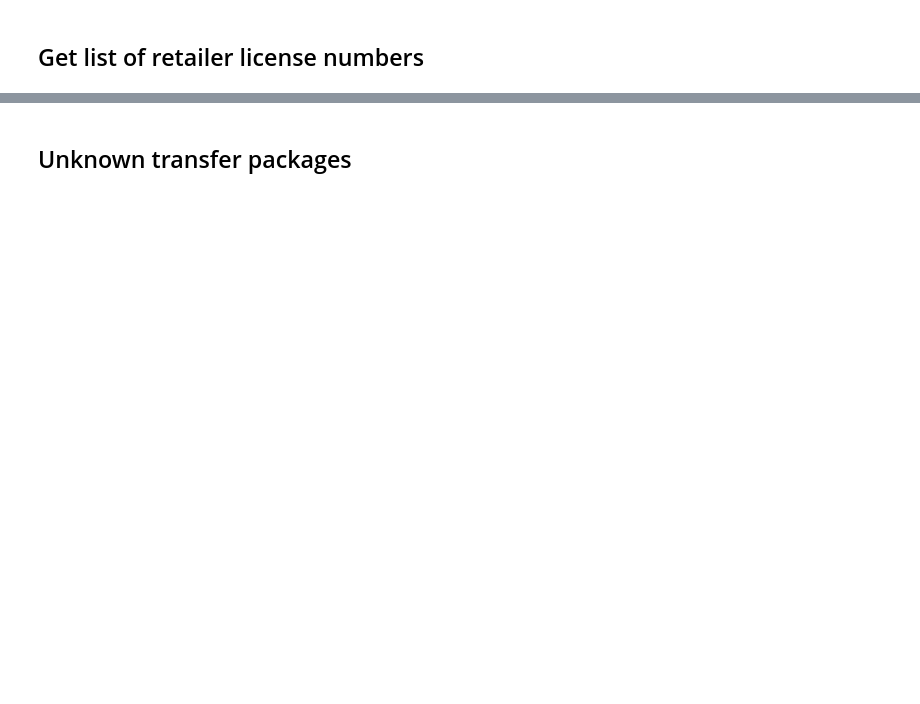
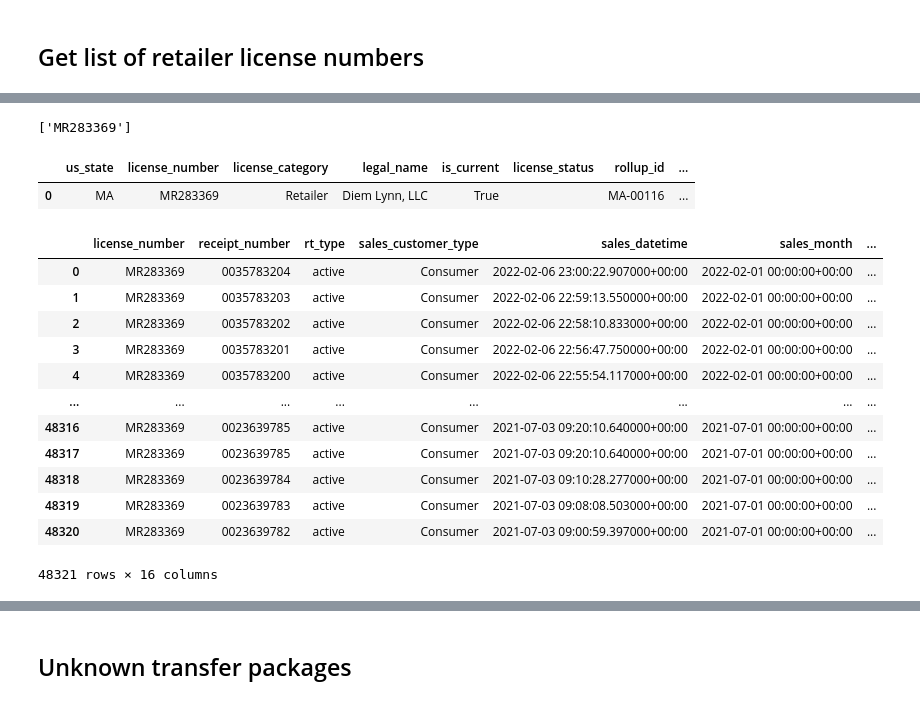
Before and after one commit to warrenshen/platform, a Jupyter notebook: services/api-server/notebooks/analysis/check_company_retailer_data.ipynb, the cells around one changed output, grey strips where cells are left out. Saved outputs shown, nothing was run; the diff lists cells and outputs as text; code cells hidden in the pictures; blank space fills up the shorter version.

```diff
--- a/services/api-server/notebooks/analysis/check_company_retailer_data.ipynb
+++ b/services/api-server/notebooks/analysis/check_company_retailer_data.ipynb
@@ -119,0 +135,9 @@ license_numbers
+# %%
+license_numbers
+# %% [output]
+['MR283369']
+# %%
+company_licenses_dataframe
+# %% [output]
+|  | us_state | license_number | license_category | legal_name | is_current | license_status | rollup_id | ... |
+| 0 | MA | MR283369 | Retailer | Diem Lynn, LLC | True |  | MA-00116 | ... |
@@ -163,3 +189,19 @@ company_sales_transactions_dataframe = pd.read_sql_query(company_sales_transacti
 company_sales_receipts_dataframe = pd.read_sql_query(company_sales_receipts_query, engine)
 company_sales_receipts_with_transactions_dataframe = pd.read_sql_query(company_sales_receipts_with_transactions_query, engine)
 company_inventory_packages_dataframe = pd.read_sql_query(company_inventory_packages_query, engine)
+# %%
+company_sales_receipts_with_transactions_dataframe
+# %% [output]
+|  | license_number | receipt_number | rt_type | sales_customer_type | sales_datetime | sales_month | ... |
+| 0 | MR283369 | 0035783204 | active | Consumer | 2022-02-06 23:00:22.907000+00:00 | 2022-02-01 00:00:00+00:00 | ... |
+| 1 | MR283369 | 0035783203 | active | Consumer | 2022-02-06 22:59:13.550000+00:00 | 2022-02-01 00:00:00+00:00 | ... |
+| 2 | MR283369 | 0035783202 | active | Consumer | 2022-02-06 22:58:10.833000+00:00 | 2022-02-01 00:00:00+00:00 | ... |
+| 3 | MR283369 | 0035783201 | active | Consumer | 2022-02-06 22:56:47.750000+00:00 | 2022-02-01 00:00:00+00:00 | ... |
+| 4 | MR283369 | 0035783200 | active | Consumer | 2022-02-06 22:55:54.117000+00:00 | 2022-02-01 00:00:00+00:00 | ... |
+| ... | ... | ... | ... | ... | ... | ... | ... |
+| 48316 | MR283369 | 0023639785 | active | Consumer | 2021-07-03 09:20:10.640000+00:00 | 2021-07-01 00:00:00+00:00 | ... |
+| 48317 | MR283369 | 0023639785 | active | Consumer | 2021-07-03 09:20:10.640000+00:00 | 2021-07-01 00:00:00+00:00 | ... |
+| 48318 | MR283369 | 0023639784 | active | Consumer | 2021-07-03 09:10:28.277000+00:00 | 2021-07-01 00:00:00+00:00 | ... |
+| 48319 | MR283369 | 0023639783 | active | Consumer | 2021-07-03 09:08:08.503000+00:00 | 2021-07-01 00:00:00+00:00 | ... |
+| 48320 | MR283369 | 0023639782 | active | Consumer | 2021-07-03 09:00:59.397000+00:00 | 2021-07-01 00:00:00+00:00 | ... |
+48321 rows × 16 columns
```
Also changed, not shown: parts of 58 cells of this notebook, 6 other files.
